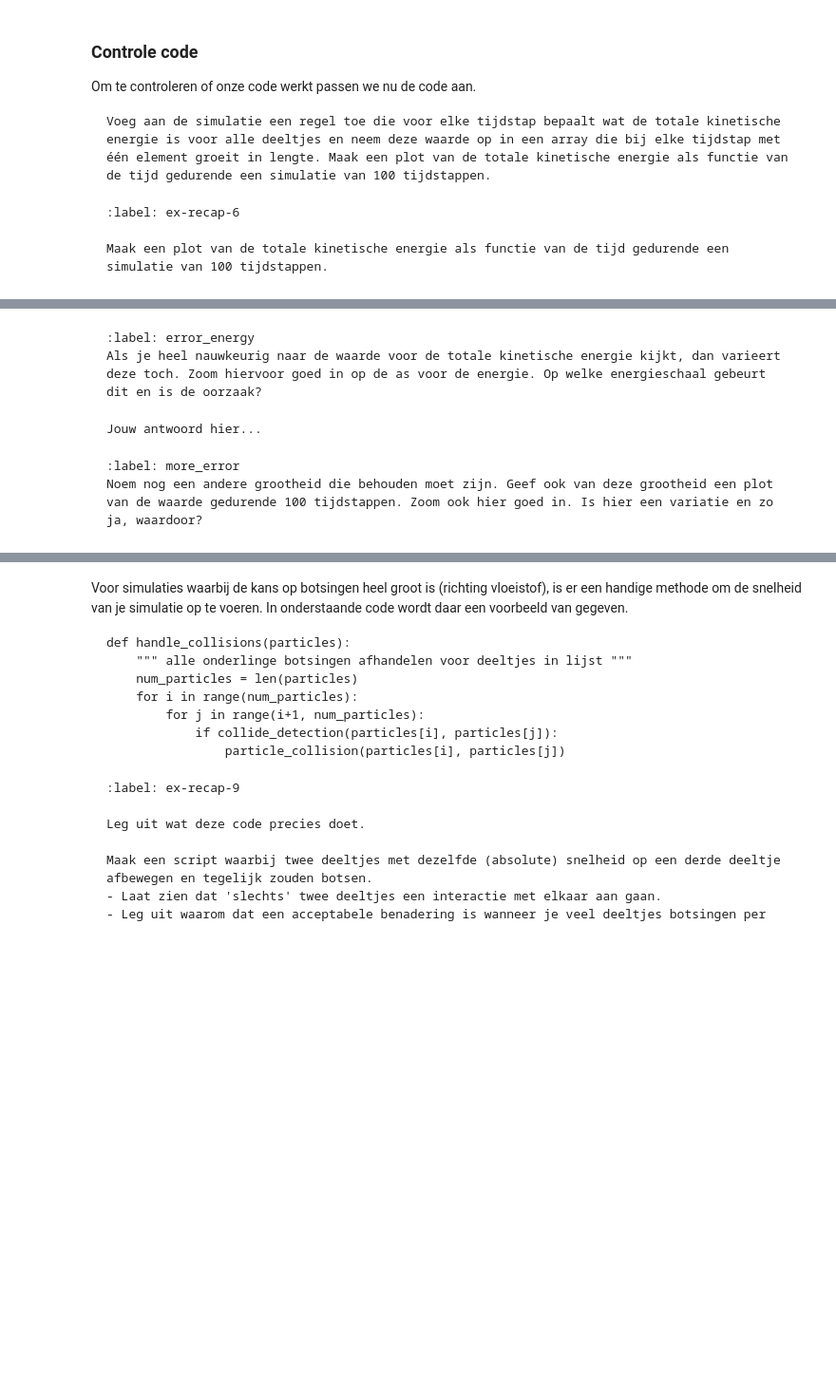
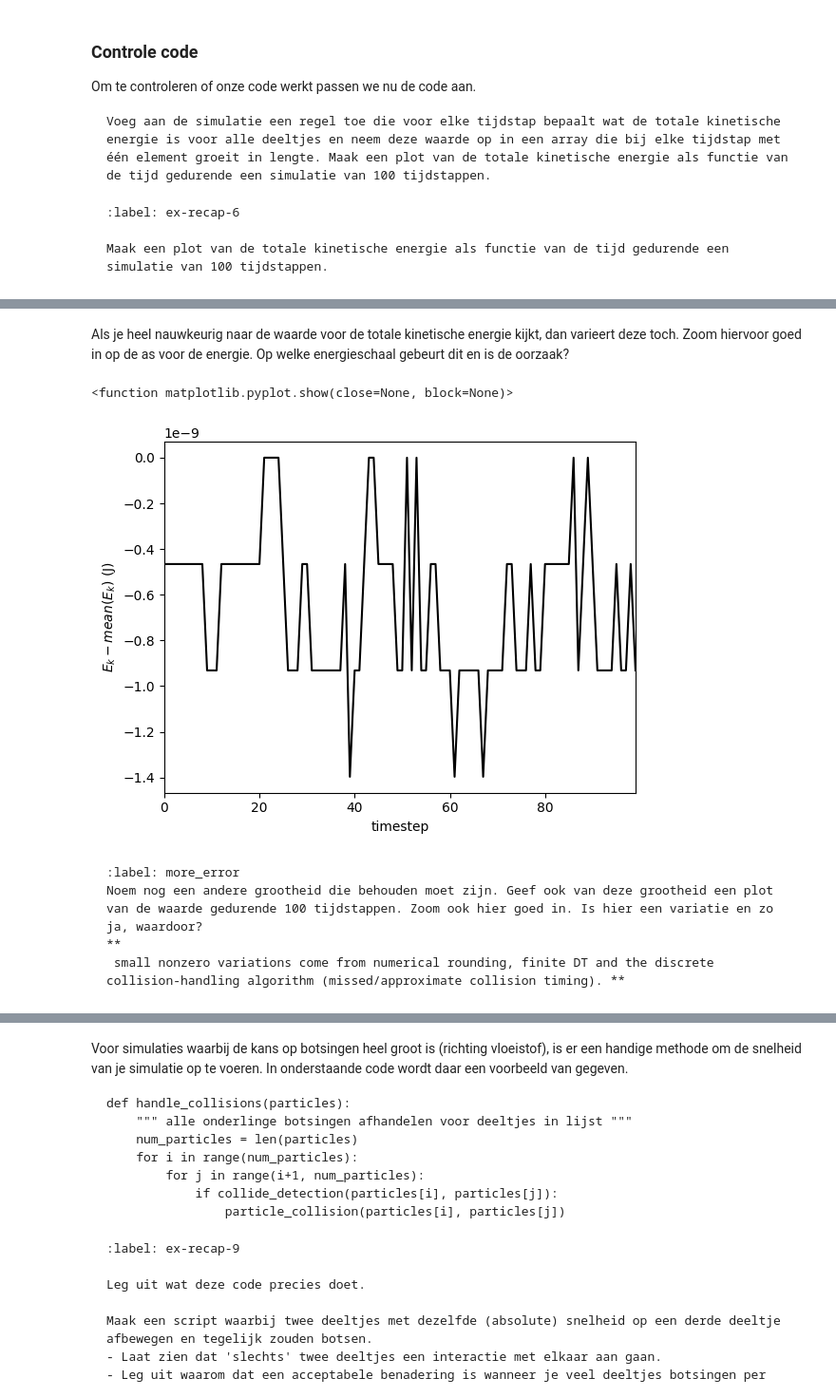
Before and after one commit to BNR33/001TASH, a Jupyter notebook: Content/PySim/3_recap.ipynb, the cells around one changed output, grey strips where cells are left out. Shown at 95% size. Cells and saved outputs as stored; diff of their text form; code cells hidden in the pictures; blank space fills up the shorter version.

````diff
--- a/Content/PySim/3_recap.ipynb
+++ b/Content/PySim/3_recap.ipynb
@@ -387,15 +378,23 @@ plt.show
+# %% [markdown]
+Als je heel nauwkeurig naar de waarde voor de totale kinetische energie kijkt, dan varieert deze toch. Zoom hiervoor goed in op de as voor de energie. Op welke energieschaal gebeurt dit en is de oorzaak?
+# %%
+x_as = np.arange(0,100,1)
+
+plt.figure()
+plt.xlabel("timestep")
+plt.ylabel("$E_k - mean(E_k)$ (J)")
+plt.plot(x_as, E_total - np.mean(E_total), "k-")
+plt.xlim(0,99)
+plt.show
+# %% [output]
+<function matplotlib.pyplot.show(close=None, block=None)>
+[figure, added]
 # %% [markdown]
-```{exercise}
-:label: error_energy
-Als je heel nauwkeurig naar de waarde voor de totale kinetische energie kijkt, dan varieert deze toch. Zoom hiervoor goed in op de as voor de energie. Op welke energieschaal gebeurt dit en is de oorzaak?
-```
-
-```{solution} error_energy
-Jouw antwoord hier...
-```
 
 ```{exercise}
 :label: more_error
 Noem nog een andere grootheid die behouden moet zijn. Geef ook van deze grootheid een plot van de waarde gedurende 100 tijdstappen. Zoom ook hier goed in. Is hier een variatie en zo ja, waardoor?
+**
+ small nonzero variations come from numerical rounding, finite DT and the discrete collision-handling algorithm (missed/approximate collision timing). **
 ```
 # %%
````
Also changed, not shown: parts of 6 cells of this notebook.
